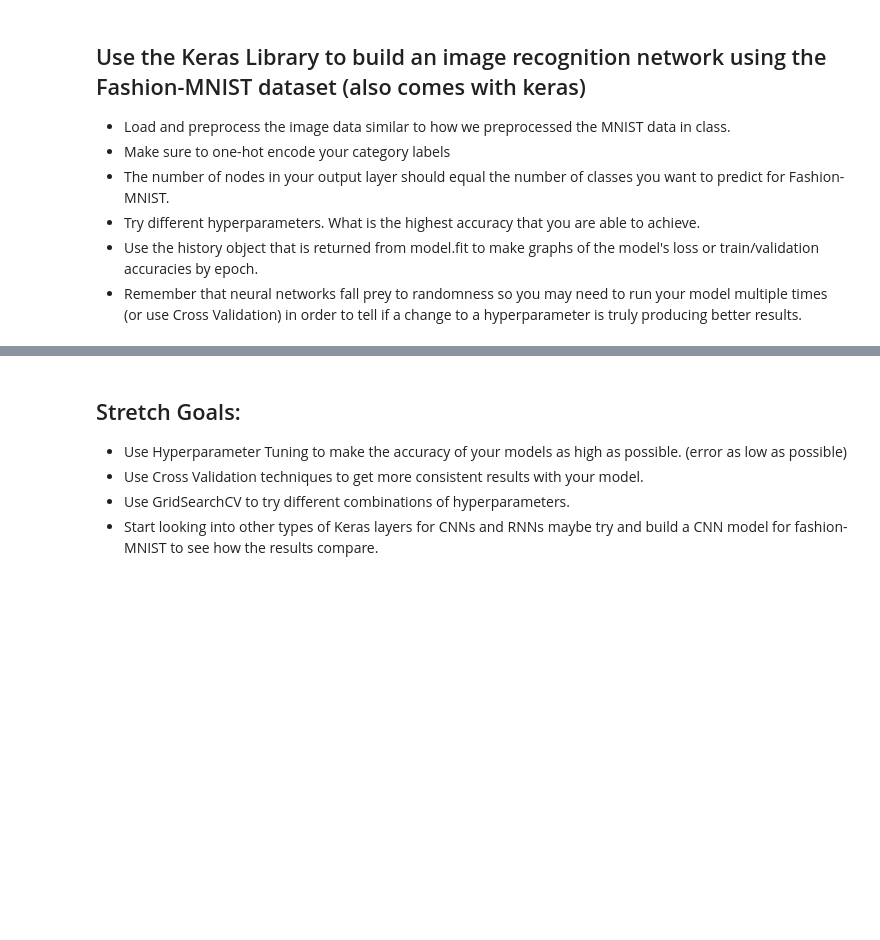
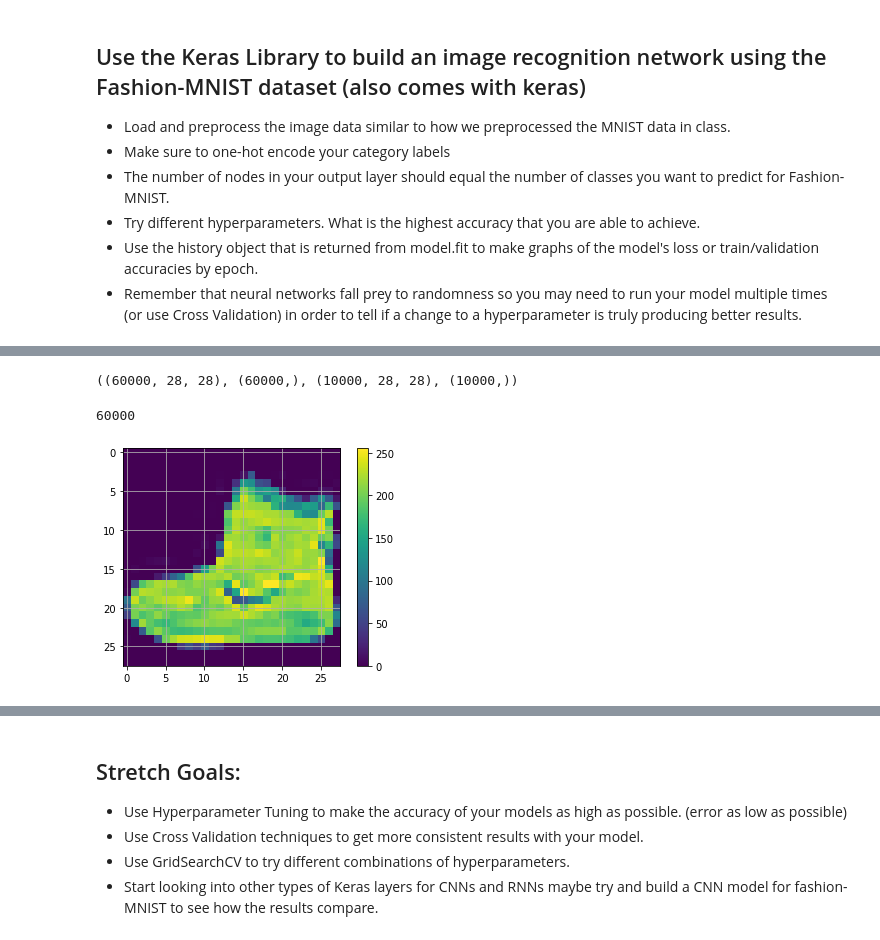
Before and after one commit to JenBanks8585/DS-Unit-4-Sprint-2-Neural-Networks, a Jupyter notebook: module3-Intro-to-Keras/LS_DS_423_Keras_Assignment.ipynb, the cells around one changed output, grey strips where cells are left out. Cells and saved outputs as stored; diff of their text form; code cells hidden in the pictures; blank space fills up the shorter version.

```diff
--- a/module3-Intro-to-Keras/LS_DS_423_Keras_Assignment.ipynb
+++ b/module3-Intro-to-Keras/LS_DS_423_Keras_Assignment.ipynb
@@ -268,0 +253,4 @@ numpy.ndarray
+# %%
+fashion_mnist = keras.datasets.fashion_mnist
+
+(train_images, train_labels), (test_images, test_labels) = fashion_mnist.load_data()
@@ -268,0 +269,16 @@ numpy.ndarray
+# %%
+train_images.shape, train_labels.shape, test_images.shape, test_labels.shape
+# %% [output]
+((60000, 28, 28), (60000,), (10000, 28, 28), (10000,))
+# %%
+len(train_labels)
+# %% [output]
+60000
+# %%
+plt.figure()
+plt.imshow(train_images[0])
+plt.colorbar()
+plt.grid(True)
+plt.show()
+# %% [output]
+[figure, added]
```
Also changed, not shown: parts of 15 cells of this notebook, 2 other files.
